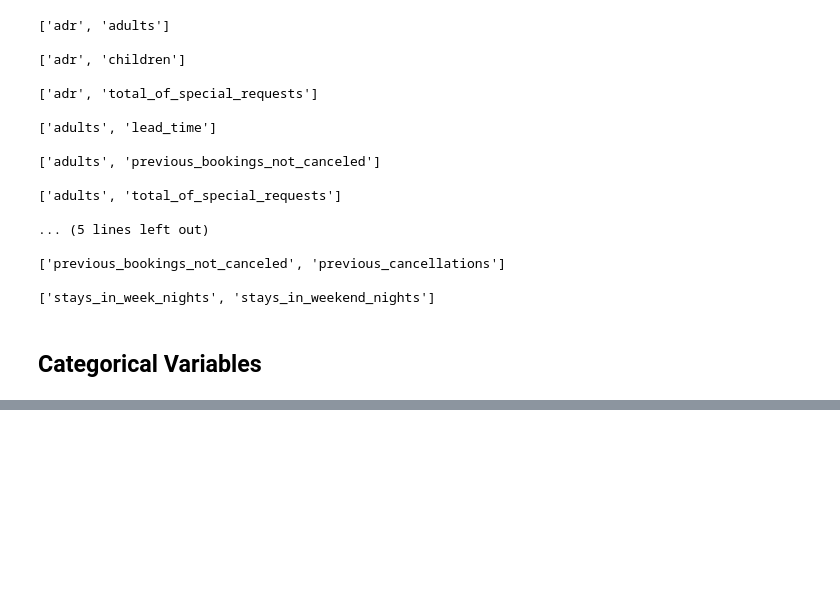
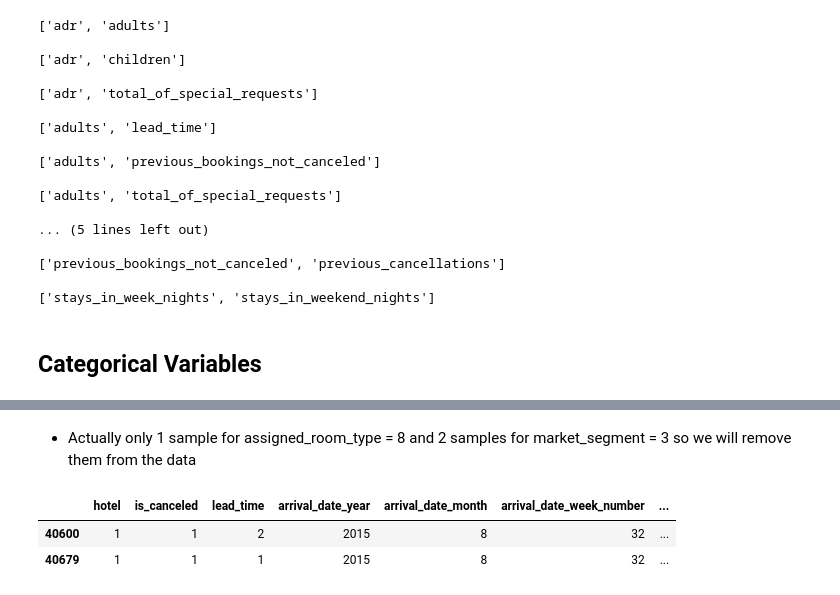
Before and after one commit to John-Rooney/DSC478_Group_Project, a Jupyter notebook: DSC 478 Final Project.ipynb, the cells around one changed output, grey strips where cells are left out. Cells and saved outputs as stored; diff of their text form; code cells hidden in the pictures; blank space fills up the shorter version.

```diff
--- a/DSC 478 Final Project.ipynb
+++ b/DSC 478 Final Project.ipynb
@@ -288,0 +341,8 @@ sns.kdeplot(np.log(data.adr+1))
+# %% [markdown]
+- Actually only 1 sample for assigned_room_type = 8 and 2 samples for market_segment = 3 so we will remove them from the data
+# %%
+data[(data['assigned_room_type']==8) | (data['market_segment']==3)] # find index for those samples
+# %% [output]
+|  | hotel | is_canceled | lead_time | arrival_date_year | arrival_date_month | arrival_date_week_number | ... |
+| 40600 | 1 | 1 | 2 | 2015 | 8 | 32 | ... |
+| 40679 | 1 | 1 | 1 | 2015 | 8 | 32 | ... |
```
Also changed, not shown: parts of 14 cells of this notebook.
